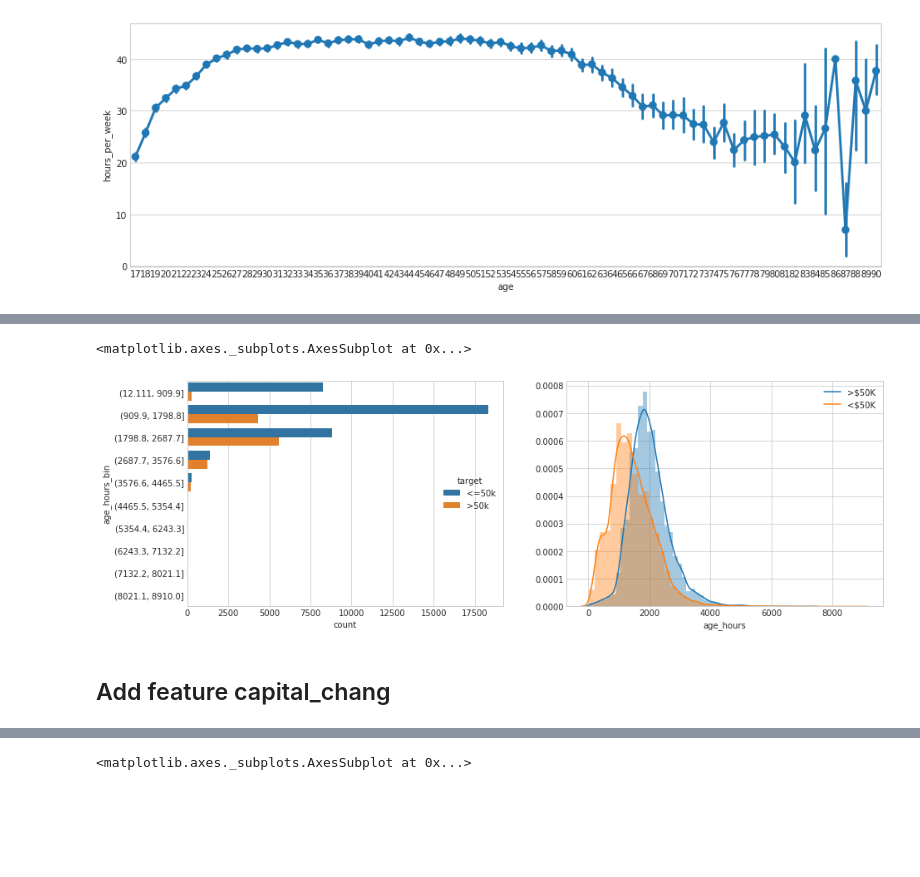
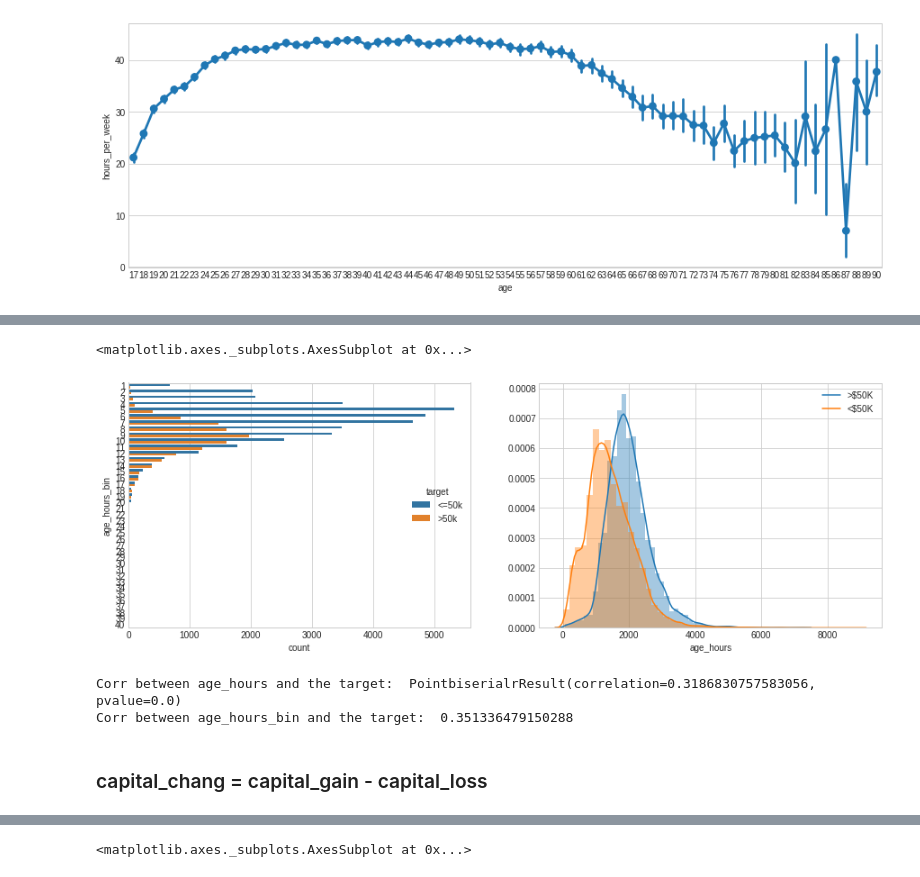
Before and after one commit to basselkassem/predict_income_potential, a Jupyter notebook: feature_engineering.ipynb, the cells around one changed output, grey strips where cells are left out. Saved outputs shown, nothing was run; the diff lists cells and outputs as text; code cells hidden in the pictures; blank space fills up the shorter version.

```diff
--- a/feature_engineering.ipynb
+++ b/feature_engineering.ipynb
@@ -277,0 +357,4 @@ plt.xlim(20, 60)
+# %%
+print_corr(df, 'capital_gain')
+df['capital_gain_bin'] = df['capital_gain_bin'].astype('object')
+print_corr(df, 'capital_gain_bin')
@@ -277,0 +371,11 @@ plt.xlim(20, 60)
+# %%
+bin_number = 20
+df['capital_loss_bin'] = pd.cut(df['capital_loss'], bin_number, labels = [str(i + 1) for i in np.arange(bin_number)])
+plt.style.use('seaborn-whitegrid')
+fig = plt.figure(figsize=(15, 5))
+plt.subplot(1, 2, 1)
+sns.countplot(y = "capital_loss_bin", hue = 'target', data = df);
+plt.subplot(1, 2, 2)
+sns.distplot(df[df['target'] == '>50k']['capital_loss'], kde_kws={"label": ">$50K"})
+sns.distplot(df[df['target'] == '<=50k']['capital_loss'], kde_kws={"label": "<$50K"})
+plt.show()
@@ -277,0 +384,4 @@ plt.xlim(20, 60)
+# %%
+print_corr(df, 'capital_loss')
+df['capital_loss_bin'] = df['capital_loss_bin'].astype('object')
+print_corr(df, 'capital_loss_bin')
@@ -288,4 +403,5 @@ g = sns.pointplot(x = 'age',
 # %%
 # Crossing Numerical Features
 df['age_hours'] = df['age'] * df['hours_per_week']
-df['age_hours_bin'] = pd.cut(df['age_hours'], 10)
+sns.distplot(df['age_hours'])
+plt.show()
@@ -292,13 +410,22 @@ df['age_hours_bin'] = pd.cut(df['age_hours'], 10)
 # %%
+bin_number = 40
+df['age_hours_bin'] = pd.cut(df['age_hours'], bin_number, labels = [str(i + 1) for i in np.arange(bin_number)])
 plt.style.use('seaborn-whitegrid')
 fig = plt.figure(figsize=(15, 5))
 plt.subplot(1, 2, 1)
 sns.countplot(y="age_hours_bin", data = df, hue = 'target');
 plt.subplot(1, 2, 2)
 sns.distplot(df[df['target'] == '>50k']['age_hours'], kde_kws={"label": ">$50K"})
 sns.distplot(df[df['target'] == '<=50k']['age_hours'], kde_kws={"label": "<$50K"})
 # %% [output]
 <matplotlib.axes._subplots.AxesSubplot at 0x...>
-[figure, old version]
+[figure, new version]
+# %%
+print_corr(df, 'age_hours')
+df['age_hours_bin'] = df['age_hours_bin'].astype('object')
+print_corr(df, 'age_hours_bin')
+# %% [output]
+Corr between age_hours and the target:  PointbiserialrResult(correlation=0.3186830757583056, pvalue=0.0)
+Corr between age_hours_bin and the target:  0.351336479150288
 # %% [markdown]
-## Add feature capital_chang
+### capital_chang = capital_gain - capital_loss
```
Also changed, not shown: parts of 75 cells of this notebook.
